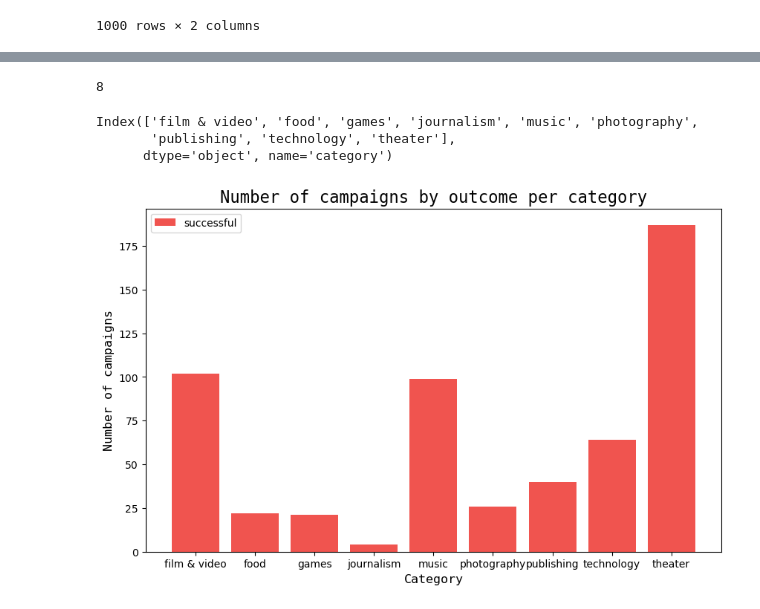
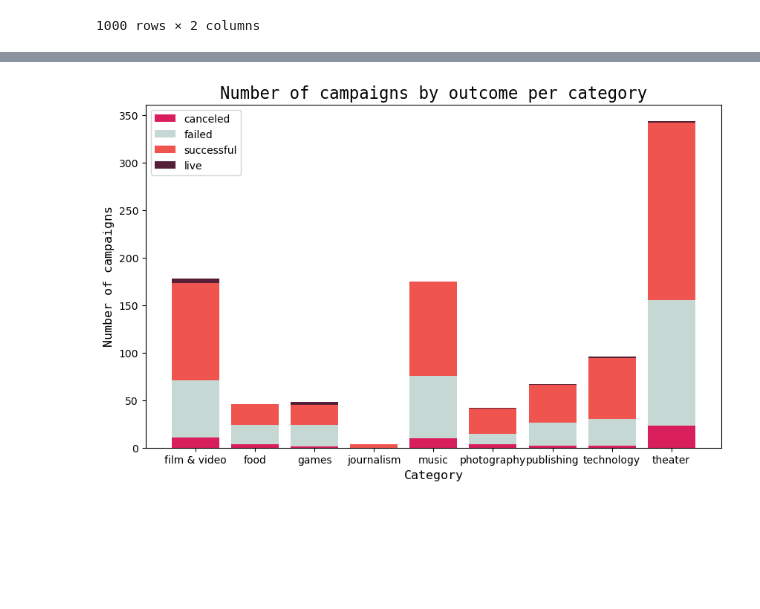
Before and after one commit to martabaker/ds_project_2_group_19, a Jupyter notebook: Starter_Files/Analysis.ipynb, the cells around one changed output, grey strips where cells are left out. Saved outputs shown, nothing was run; the diff lists cells and outputs as text; code cells hidden in the pictures; blank space fills up the shorter version.

Commit message:
Finished 2nd data viz

```diff
--- a/Starter_Files/Analysis.ipynb
+++ b/Starter_Files/Analysis.ipynb
@@ -238,38 +175,46 @@ canceled1.outcome['journalism']=0
-# %%
-len(canceled1.outcome)
-# %% [output]
-8
-# %%
-successful.index
-# %% [output]
-Index(['film & video', 'food', 'games', 'journalism', 'music', 'photography',
-       'publishing', 'technology', 'theater'],
-      dtype='object', name='category')
+# %%
+# Adding the missing categories to the failed DataFrame
+# To add new row to the DataFrame with help from: https://stackoverflow.com/a/24287210/23471668
+failed2 = pd.DataFrame([0], columns=['outcome'], index=['journalism'])
+failed3 = pd.concat([failed1, failed2]).drop(columns='category')
+
+# Reindexing from: https://stackoverflow.com/a/30010004/23471668
+fail = failed3.reindex(['film & video', 'food', 'games', 'journalism', 'music', 'photography',
+       'publishing', 'technology', 'theater'])
+# %%
+# Adding the missing categories to the live DataFrame
+# To add new row to the DataFrame with help from: https://stackoverflow.com/a/24287210/23471668
+live2 = pd.DataFrame([0,0,0], columns=['outcome'], index=['food','journalism', 'music'])
+live3 = pd.concat([live1, live2]).drop(columns='category')
+
+# Reindexing from: https://stackoverflow.com/a/30010004/23471668
+live4 = live3.reindex(['film & video', 'food', 'games', 'journalism', 'music', 'photography',
+       'publishing', 'technology', 'theater'])
 # %%
 # Make a stacked bar
 plt.figure(figsize=(10,6))
 
 x = ['film & video', 'food','games','journalism','music','photography','publishing','technology','theater']
-y1 = canceled1.outcome
-#y2 = failed1.outcome
+y1 = can.outcome
+y2 = fail.outcome
 y3 = successful1.outcome
-#y4 = live1.outcome
+y4 = live4.outcome
 
 # Make the plots
-# plt.bar(x, y1, label='canceled', color='#D81E5B')
-# plt.bar(x, y2, bottom=y1, label='failed', color='#C6D8D3')
-plt.bar(x, y3, label='successful', color='#F0544F')
-# plt.bar(x, y4, bottom=y1+y2+y3, label='live', color='#3A3335')
+plt.bar(x, y1, label='canceled', color='#D81E5B')
+plt.bar(x, y2, bottom=y1, label='failed', color='#C6D8D3')
+plt.bar(x, y3, bottom=y1+y2, label='successful', color='#F0544F')
+plt.bar(x, y4, bottom=y1+y2+y3, label='live', color='#561F37')
 
 # Add stuff to the plots
 plt.xlabel('Category', fontfamily='monospace', fontsize=12)
 plt.ylabel('Number of campaigns', fontfamily='monospace', fontsize=12)
 plt.title('Number of campaigns by outcome per category', fontfamily='monospace', fontsize=16)
 
 plt.legend()
 plt.show()
 # %% [output]
-[figure, old version]
+[figure, new version]
 # %%
 # End session/engine
 engine.dispose()
```
Also changed, not shown: parts of 8 cells of this notebook.
